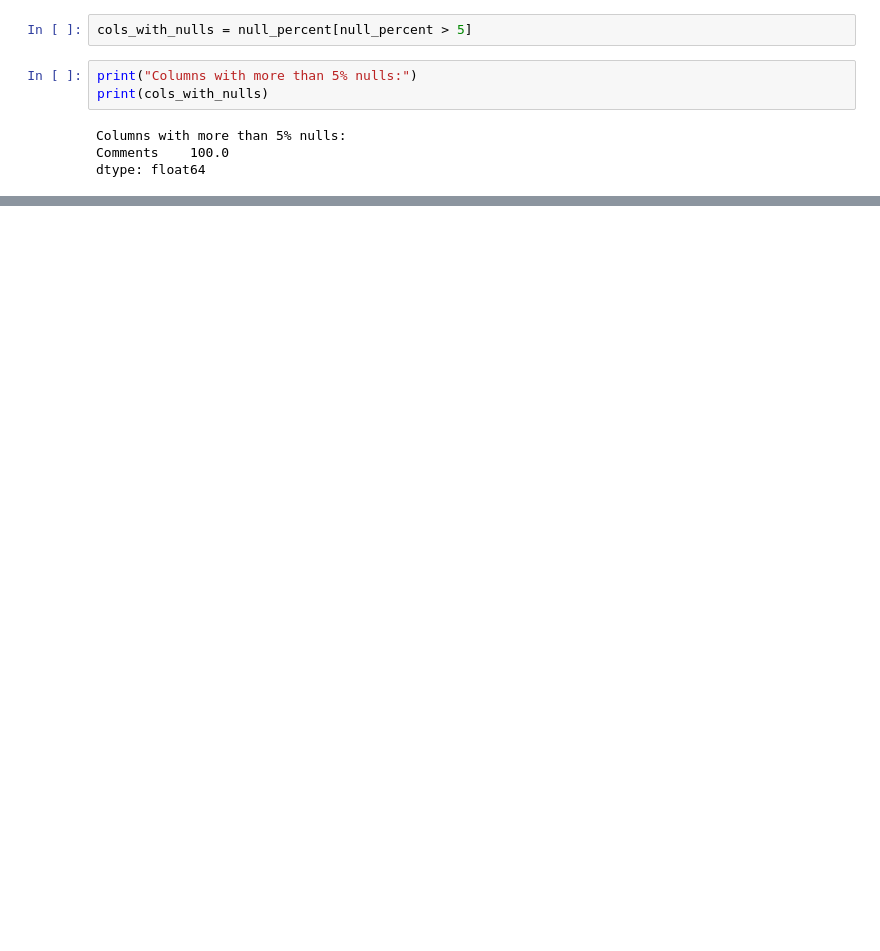
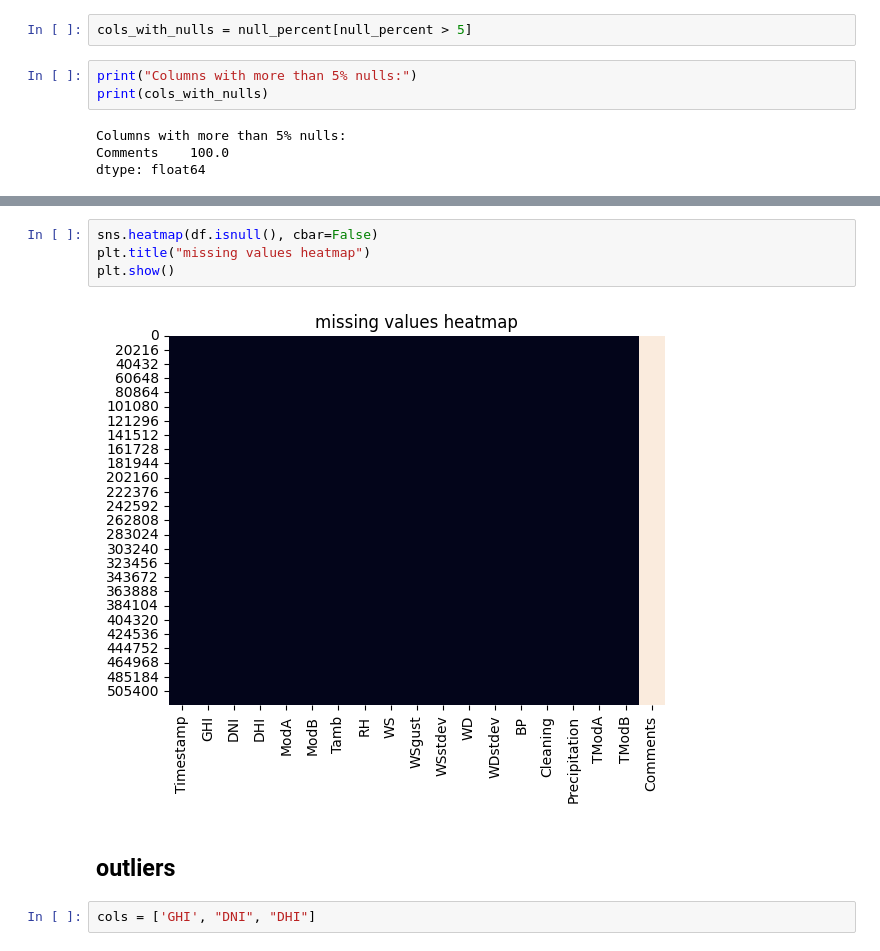
Before and after one commit to dawit-hopes/solar-challenge-week1, a Jupyter notebook: notebooks/eda-benin-malanville.ipynb, the cells around one changed output, grey strips where cells are left out. Drawn from its saved outputs; the diff is of its cells as text; blank space fills up the shorter version.

```diff
--- a/notebooks/eda-benin-malanville.ipynb
+++ b/notebooks/eda-benin-malanville.ipynb
@@ -61,0 +179,10 @@ dtype: float64
+# %%
+sns.heatmap(df.isnull(), cbar=False)
+plt.title("missing values heatmap")
+plt.show()
+# %% [output]
+[figure, added]
+# %% [markdown]
+## outliers
+# %%
+cols = ['GHI', "DNI", "DHI"]
```
Also changed, not shown: parts of 18 cells of this notebook.
